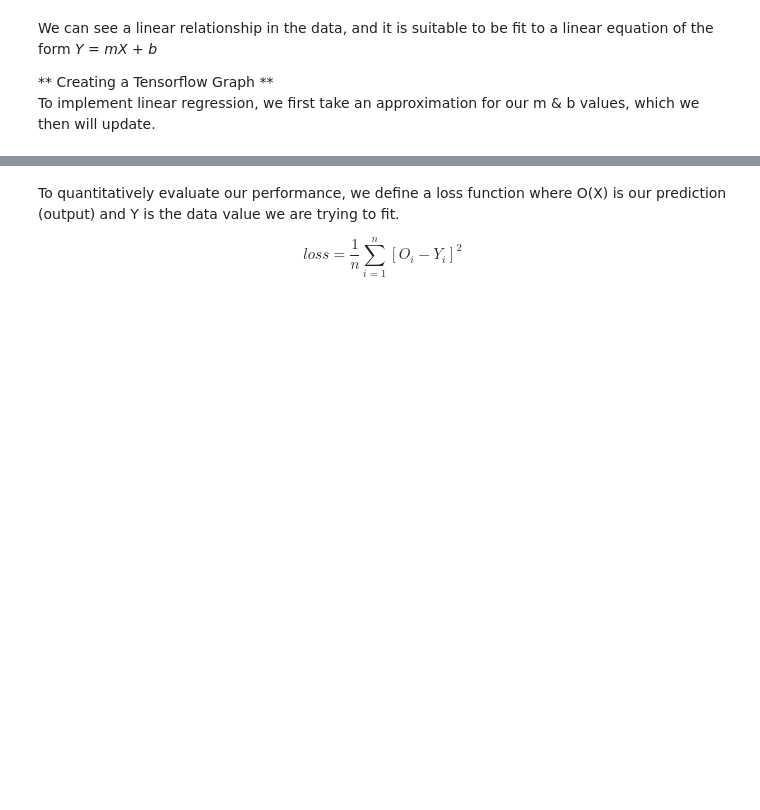
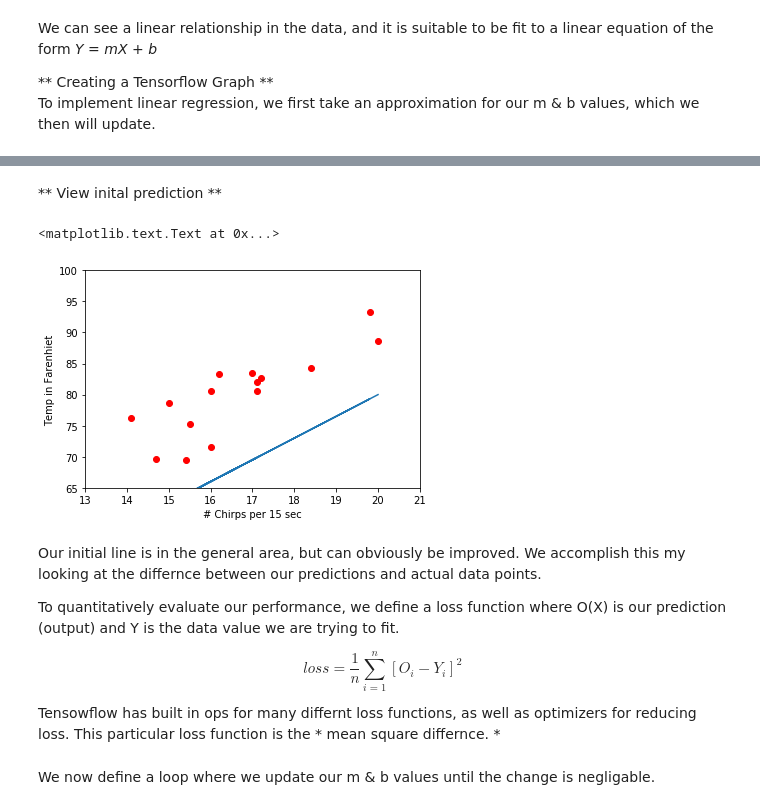
Before and after one commit to MossMcLaughlin/linear-regression-tensorflow, a Jupyter notebook: linear-regression-tensorflow.ipynb, the cells around one changed output, grey strips where cells are left out. Saved outputs shown, nothing was run; the diff lists cells and outputs as text; code cells hidden in the pictures; blank space fills up the shorter version.

```diff
--- a/linear-regression-tensorflow.ipynb
+++ b/linear-regression-tensorflow.ipynb
@@ -40,9 +42,9 @@ We can see a linear relationship in the data, and it is suitable to be fit to a
 ** Creating a Tensorflow Graph **
 To implement linear regression, we first take an approximation for our m & b values, which we then will update.
 # %%
-X = tf.placeholder(float32,size=(x_data.size))
-Y = tf.placeholder(float32,size=(y_data.size))
-m = tf.Variable(0.5)
-b = tf.Variable(70)
+X = tf.placeholder(tf.float32,shape=(x_data.size))
+Y = tf.placeholder(tf.float32,shape=(y_data.size))
+m = tf.Variable(3.5)
+b = tf.Variable(10.0)
 
-prediction = tf.add(tf.multiply(X,m),b)
+O = tf.add(tf.multiply(X,m),b)
@@ -49,4 +53,25 @@ prediction = tf.add(tf.multiply(X,m),b)
+# %%
+sess = tf.Session()
+sess.run(tf.global_variables_initializer())
+prediction = sess.run(O,feed_dict={X:x_data})
+# %% [markdown]
+** View inital prediction **
+# %%
+#plot initial prediction against datapoints
+plt.plot(x_data, prediction)
+plt.plot(x_data, y_data, 'ro')
+# label the axis
+plt.axis([13,21,65,100])
+plt.xlabel("# Chirps per 15 sec")
+plt.ylabel("Temp in Farenhiet")
+# %% [output]
+<matplotlib.text.Text at 0x...>
+[figure, added]
 # %% [markdown]
+Our initial line is in the general area, but can obviously be improved. We accomplish this my looking at the differnce between our predictions and actual data points.
+
 To quantitatively evaluate our performance, we define a loss function where O(X) is our prediction (output) and Y is the data value we are trying to fit.
 
 $$ loss = \frac{1}{n}\sum_{i=1}^n{[O_i - Y_i]^2} $$
+
+Tensowflow has built in ops for many differnt loss functions, as well as optimizers for reducing loss. This particular loss function is the * mean square differnce. *
@@ -52,0 +86,2 @@ $$ loss = \frac{1}{n}\sum_{i=1}^n{[O_i - Y_i]^2} $$
+# %% [markdown]
+We now define a loop where we update our m & b values until the change is negligable.
```
Also changed, not shown: parts of 14 cells of this notebook.
